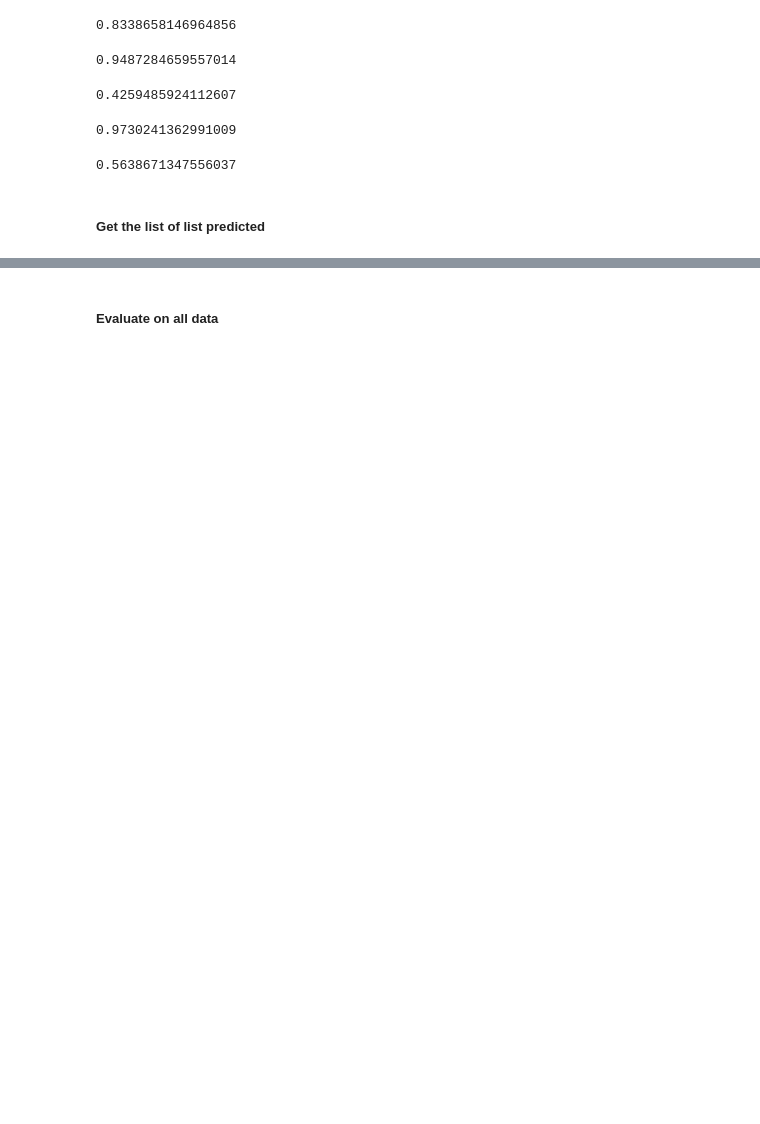
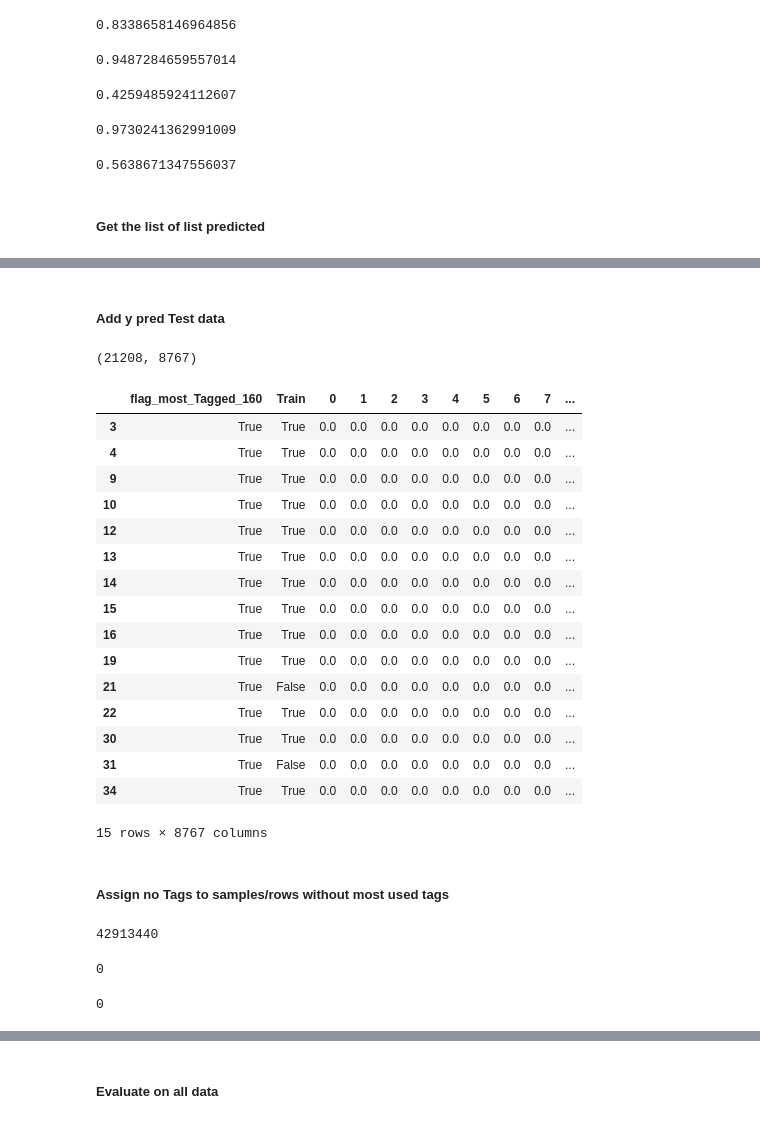
Before and after one commit to jeugregg/Stack-Overflow-tagger, a Jupyter notebook: 01_OC_IML_Project_5_explorations.ipynb, the cells around one changed output, grey strips where cells are left out. Drawn from its saved outputs; the diff is of its cells as text; code cells hidden in the pictures; blank space fills up the shorter version.

```diff
--- a/01_OC_IML_Project_5_explorations.ipynb
+++ b/01_OC_IML_Project_5_explorations.ipynb
@@ -4734,0 +4763,6 @@ df_test_2.max().max()
+# %%
+df_enc_sup_ypred_test = pd.DataFrame(data=enc_sup_ypred_test,
+    index=df_quest_cleaned[(df_quest_cleaned["Train"] == False) & \
+                 (df_quest_cleaned[col_flag] == True)].index)
+print(df_enc_sup_ypred_test.shape)
+df_enc_sup_ypred_test.head()
@@ -4756,0 +4827,31 @@ df_test
+# %% [markdown]
+##### Add y pred Test data
+# %%
+df_test2.update(df_enc_sup_ypred_test)
+print(df_test2.shape)
+df_test2.head(15)
+# %% [output]
+(21208, 8767)
+|  | flag_most_Tagged_160 | Train | 0 | 1 | 2 | 3 | 4 | 5 | 6 | 7 | ... |
+| 3 | True | True | 0.0 | 0.0 | 0.0 | 0.0 | 0.0 | 0.0 | 0.0 | 0.0 | ... |
+| 4 | True | True | 0.0 | 0.0 | 0.0 | 0.0 | 0.0 | 0.0 | 0.0 | 0.0 | ... |
+| 9 | True | True | 0.0 | 0.0 | 0.0 | 0.0 | 0.0 | 0.0 | 0.0 | 0.0 | ... |
+| 10 | True | True | 0.0 | 0.0 | 0.0 | 0.0 | 0.0 | 0.0 | 0.0 | 0.0 | ... |
+| 12 | True | True | 0.0 | 0.0 | 0.0 | 0.0 | 0.0 | 0.0 | 0.0 | 0.0 | ... |
+| 13 | True | True | 0.0 | 0.0 | 0.0 | 0.0 | 0.0 | 0.0 | 0.0 | 0.0 | ... |
+| 14 | True | True | 0.0 | 0.0 | 0.0 | 0.0 | 0.0 | 0.0 | 0.0 | 0.0 | ... |
+| 15 | True | True | 0.0 | 0.0 | 0.0 | 0.0 | 0.0 | 0.0 | 0.0 | 0.0 | ... |
+| 16 | True | True | 0.0 | 0.0 | 0.0 | 0.0 | 0.0 | 0.0 | 0.0 | 0.0 | ... |
+| 19 | True | True | 0.0 | 0.0 | 0.0 | 0.0 | 0.0 | 0.0 | 0.0 | 0.0 | ... |
+| 21 | True | False | 0.0 | 0.0 | 0.0 | 0.0 | 0.0 | 0.0 | 0.0 | 0.0 | ... |
+| 22 | True | True | 0.0 | 0.0 | 0.0 | 0.0 | 0.0 | 0.0 | 0.0 | 0.0 | ... |
+| 30 | True | True | 0.0 | 0.0 | 0.0 | 0.0 | 0.0 | 0.0 | 0.0 | 0.0 | ... |
+| 31 | True | False | 0.0 | 0.0 | 0.0 | 0.0 | 0.0 | 0.0 | 0.0 | 0.0 | ... |
+| 34 | True | True | 0.0 | 0.0 | 0.0 | 0.0 | 0.0 | 0.0 | 0.0 | 0.0 | ... |
+15 rows × 8767 columns
+# %% [markdown]
+##### Assign no Tags to samples/rows without most used tags
+# %%
+df_test2.isnull().sum().sum()
+# %% [output]
+42913440
@@ -4756,0 +4860,8 @@ df_test
+# %%
+df_test2.isnull().sum().sum()
+# %% [output]
+0
+# %%
+df_test2[df_test2[0].isna()].shape[0]
+# %% [output]
+0
```
Also changed, not shown: parts of 41 cells of this notebook.
